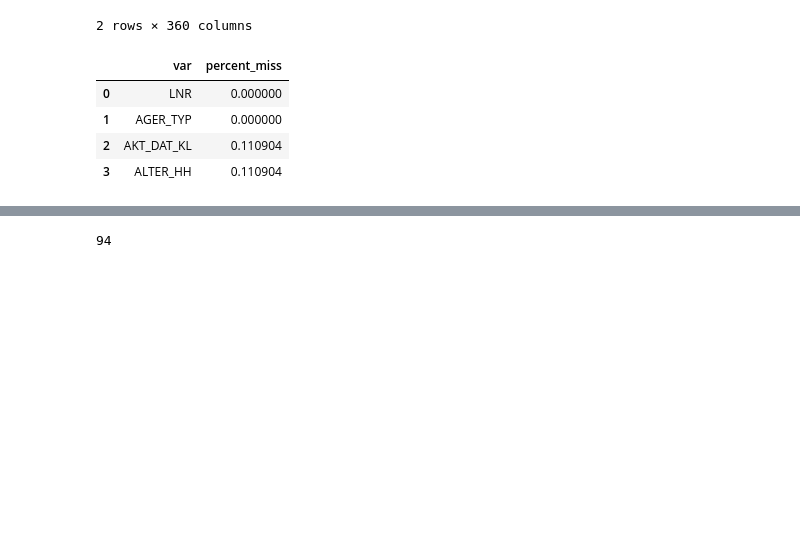
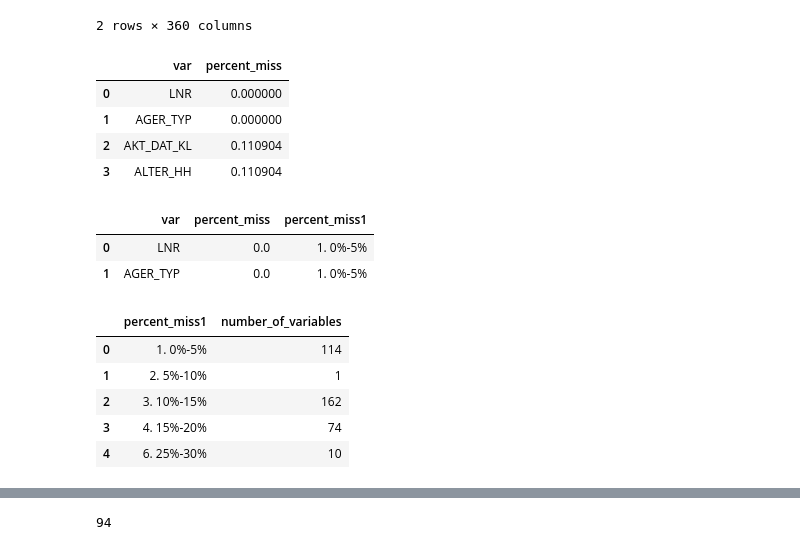
Before and after one commit to priithvi/Udacity_Capstone_Arvato, a Jupyter notebook: Arvato_analysis.ipynb, the cells around one changed output, grey strips where cells are left out. Drawn from its saved outputs; the diff is of its cells as text; code cells hidden in the pictures; blank space fills up the shorter version.

```diff
--- a/Arvato_analysis.ipynb
+++ b/Arvato_analysis.ipynb
@@ -228,0 +275,6 @@ a.head(4)
+# %%
+a.head(2)
+# %% [output]
+|  | var | percent_miss | percent_miss1 |
+| 0 | LNR | 0.0 | 1. 0%-5% |
+| 1 | AGER_TYP | 0.0 | 1. 0%-5% |
@@ -228,0 +284,9 @@ a.head(4)
+# %%
+a1
+# %% [output]
+|  | percent_miss1 | number_of_variables |
+| 0 | 1. 0%-5% | 114 |
+| 1 | 2. 5%-10% | 1 |
+| 2 | 3. 10%-15% | 162 |
+| 3 | 4. 15%-20% | 74 |
+| 4 | 6. 25%-30% | 10 |
```
Also changed, not shown: parts of 9 cells of this notebook.
